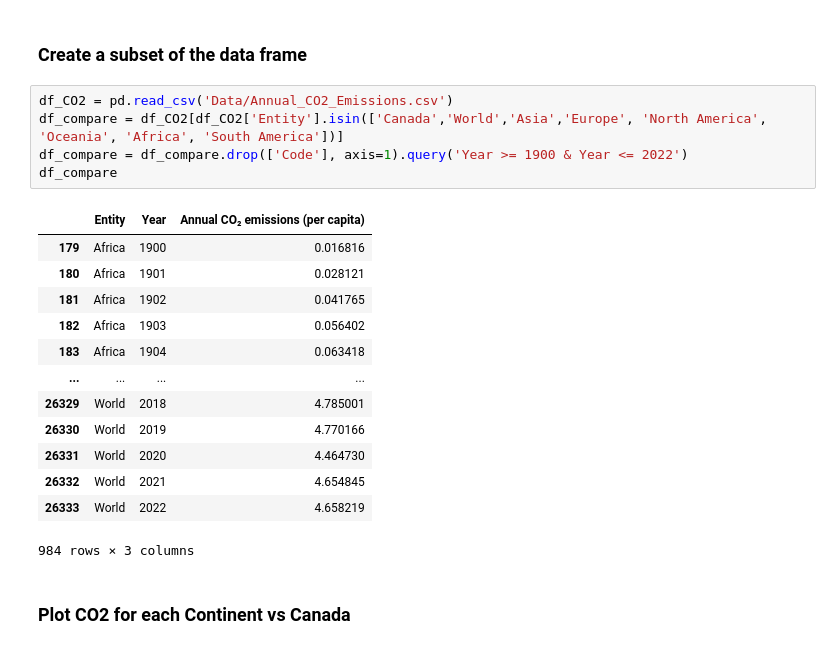
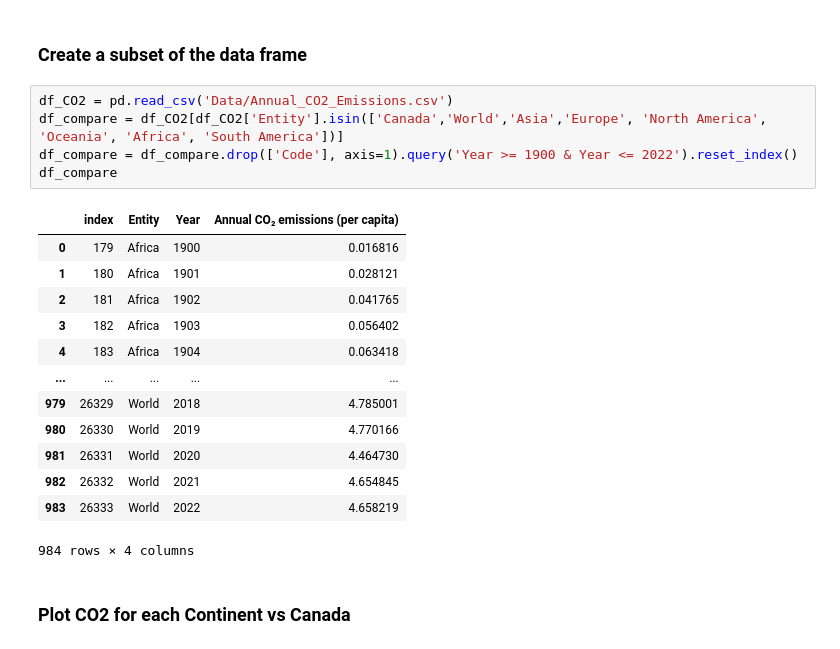
Before and after one commit to minari314159/CO2-Emission-Trends, a Jupyter notebook: Global_Analysis.ipynb, the cells around one changed output. Cells and saved outputs as stored; diff of their text form.

```diff
--- a/Global_Analysis.ipynb
+++ b/Global_Analysis.ipynb
@@ -127,21 +129,21 @@ plt.show()
 # %%
 df_CO2 = pd.read_csv('Data/Annual_CO2_Emissions.csv')
 df_compare = df_CO2[df_CO2['Entity'].isin(['Canada','World','Asia','Europe', 'North America', 'Oceania', 'Africa', 'South America'])]
-df_compare = df_compare.drop(['Code'], axis=1).query('Year >= 1900 & Year <= 2022')
+df_compare = df_compare.drop(['Code'], axis=1).query('Year >= 1900 & Year <= 2022').reset_index()
 df_compare
 # %% [output]
-|  | Entity | Year | Annual CO₂ emissions (per capita) |
-| 179 | Africa | 1900 | 0.016816 |
-| 180 | Africa | 1901 | 0.028121 |
-| 181 | Africa | 1902 | 0.041765 |
-| 182 | Africa | 1903 | 0.056402 |
-| 183 | Africa | 1904 | 0.063418 |
-| ... | ... | ... | ... |
-| 26329 | World | 2018 | 4.785001 |
-| 26330 | World | 2019 | 4.770166 |
-| 26331 | World | 2020 | 4.464730 |
-| 26332 | World | 2021 | 4.654845 |
-| 26333 | World | 2022 | 4.658219 |
+|  | index | Entity | Year | Annual CO₂ emissions (per capita) |
+| 0 | 179 | Africa | 1900 | 0.016816 |
+| 1 | 180 | Africa | 1901 | 0.028121 |
+| 2 | 181 | Africa | 1902 | 0.041765 |
+| 3 | 182 | Africa | 1903 | 0.056402 |
+| 4 | 183 | Africa | 1904 | 0.063418 |
+| ... | ... | ... | ... | ... |
+| 979 | 26329 | World | 2018 | 4.785001 |
+| 980 | 26330 | World | 2019 | 4.770166 |
+| 981 | 26331 | World | 2020 | 4.464730 |
+| 982 | 26332 | World | 2021 | 4.654845 |
+| 983 | 26333 | World | 2022 | 4.658219 |
-984 rows × 3 columns
+984 rows × 4 columns
 # %% [markdown]
 ### Plot CO2 for each Continent vs Canada
```
Also changed, not shown: parts of 10 cells of this notebook.
